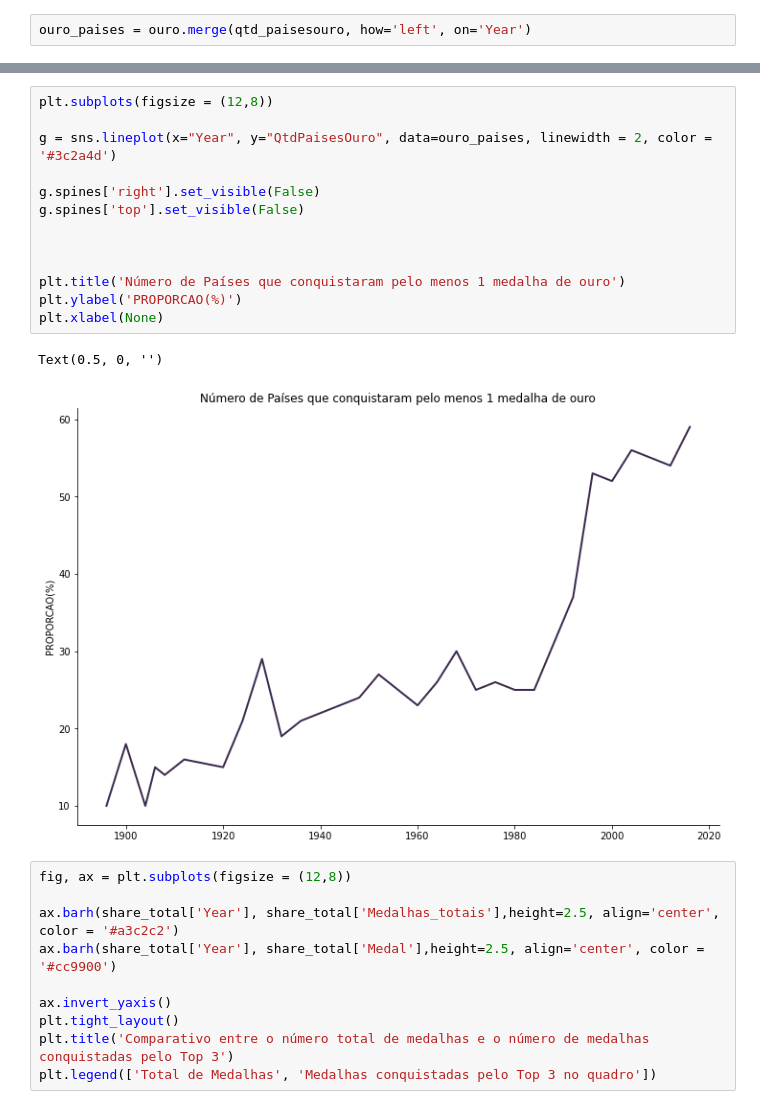
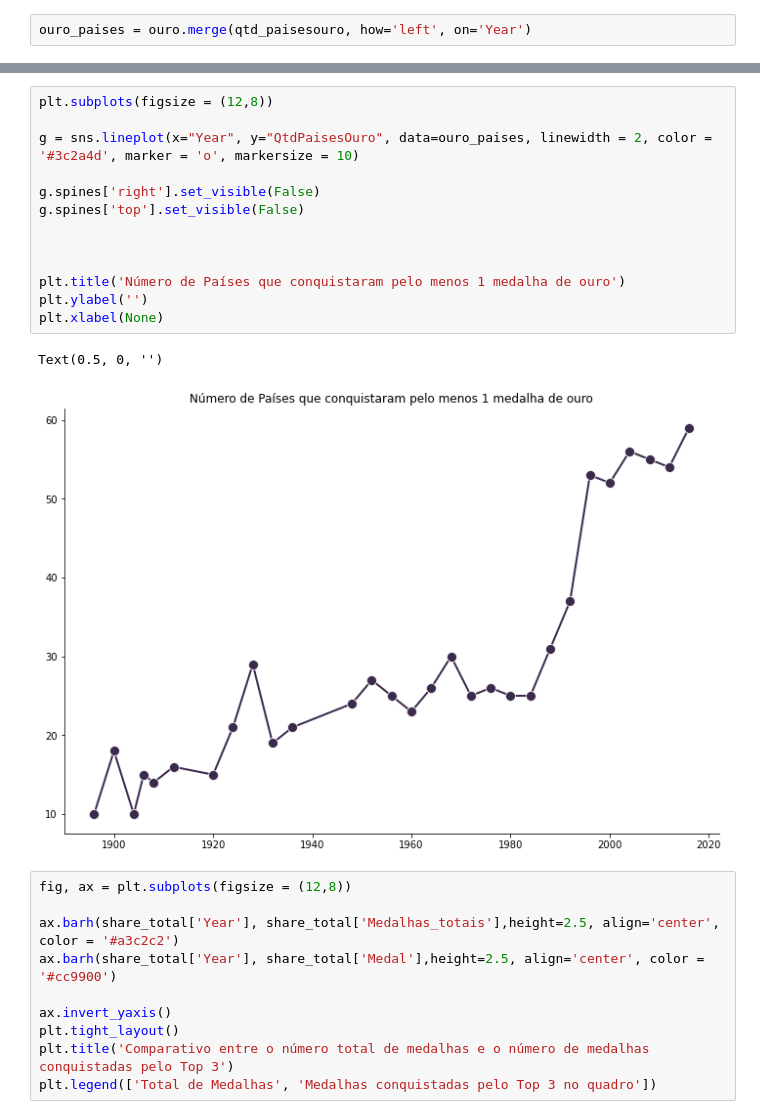
Before and after one commit to martinscaio/Jogos-Olimpicos, a Jupyter notebook: Jogos Olimpicos.ipynb, the cells around one changed output, grey strips where cells are left out. Drawn from its saved outputs; the diff is of its cells as text.

```diff
--- a/Jogos Olimpicos.ipynb
+++ b/Jogos Olimpicos.ipynb
@@ -414,19 +326,19 @@ ouro_paises
 # %%
 plt.subplots(figsize = (12,8))
 
-g = sns.lineplot(x="Year", y="QtdPaisesOuro", data=ouro_paises, linewidth = 2, color = '#3c2a4d')
+g = sns.lineplot(x="Year", y="QtdPaisesOuro", data=ouro_paises, linewidth = 2, color = '#3c2a4d', marker = 'o', markersize = 10)
 
 g.spines['right'].set_visible(False)
 g.spines['top'].set_visible(False)
 
 
 
 plt.title('Número de Países que conquistaram pelo menos 1 medalha de ouro')
-plt.ylabel('PROPORCAO(%)')
+plt.ylabel('')
 plt.xlabel(None)
 # %% [output]
 Text(0.5, 0, '')
-[figure, old version]
+[figure, new version]
 # %%
 fig, ax = plt.subplots(figsize = (12,8))
 
```
Also changed, not shown: parts of 15 cells of this notebook.
